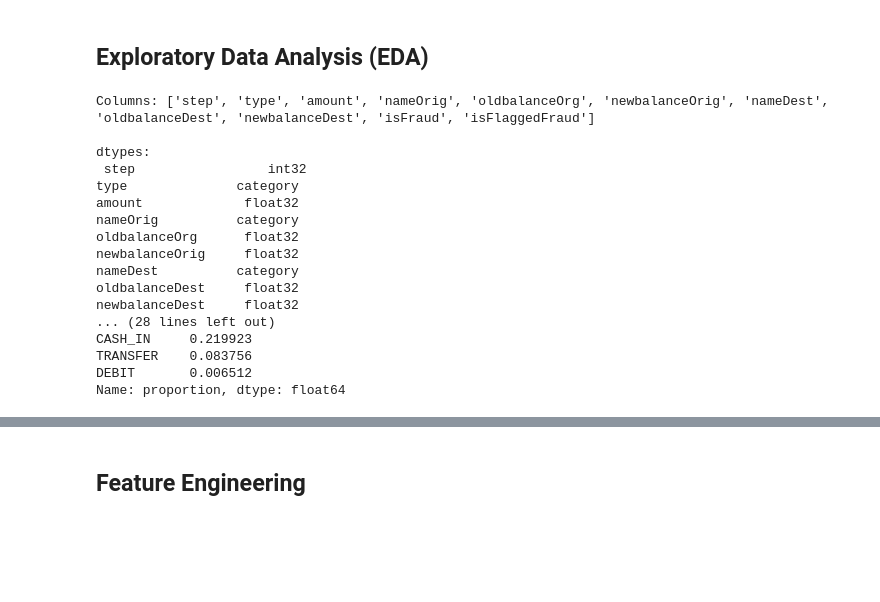
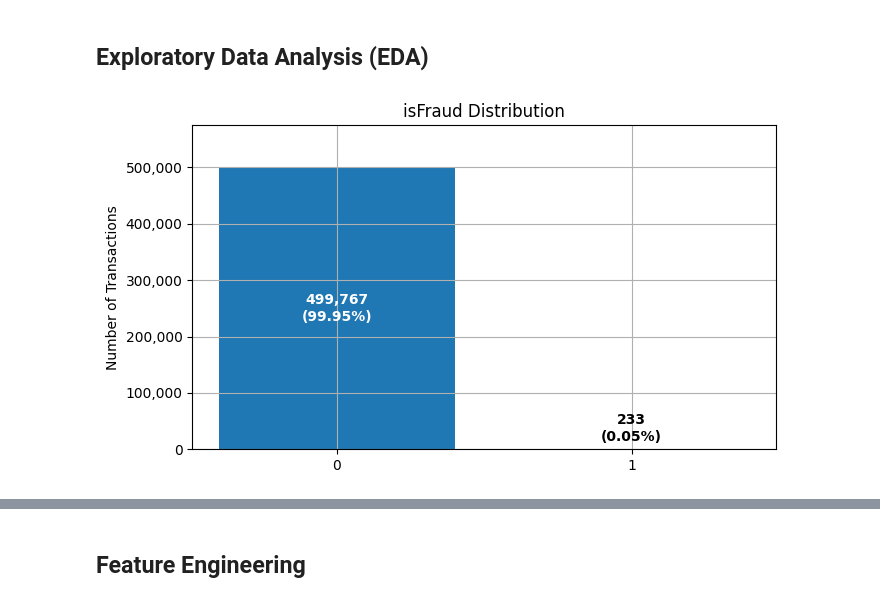
Before and after one commit to SasankaDidula/fraud-detection-ml-assignment, a Jupyter notebook: Fraud_Detection_Assignment.ipynb, the cells around one changed output, grey strips where cells are left out. Saved outputs shown, nothing was run; the diff lists cells and outputs as text; code cells hidden in the pictures; blank space fills up the shorter version.

```diff
--- a/Fraud_Detection_Assignment.ipynb
+++ b/Fraud_Detection_Assignment.ipynb
@@ -109,27 +260,42 @@ df.head()
 # %% [markdown]
 ## Exploratory Data Analysis (EDA)
 # %%
+# Counts & percentages (lock order to 0,1 if present)
+counts = df['isFraud'].value_counts().sort_index()
+percentages = (counts / counts.sum()) * 100
 
-print("Columns:", df.columns.tolist())
-print("\ndtypes:\n", df.dtypes)
-print("\nNull counts:\n", df.isna().sum())
-print("\nClass distribution (isFraud):\n", df['isFraud'].value_counts(normalize=True))
-print("\nTransaction type distribution:\n", df['type'].value_counts(normalize=True))
+fig, ax = plt.subplots(figsize=(7, 4))
+bars = ax.bar(range(len(counts)), counts.values)  # default colors are fine/legible
+
+ax.set_title("isFraud Distribution")
+ax.set_ylabel("Number of Transactions")
+ax.set_xticks(range(len(counts)))
+ax.set_xticklabels([str(c) for c in counts.index])
+
+# y-axis with thousands separator
+ax.yaxis.set_major_formatter(FuncFormatter(lambda x, pos: f"{int(x):,}"))
+
+# Annotate: inside for majority, above for tiny bars; auto pad ylim if needed
+max_count = counts.max()
+placed_above = False
+
+for i, (bar, count, pct) in enumerate(zip(bars, counts.values, percentages.values)):
+    label = f"{count:,}\n({pct:.2f}%)"
+    x = bar.get_x() + bar.get_width() / 2
+
+    if pct > 1.0 and count > 0:  # majority → place inside with contrast
+        ax.text(x, count * 0.5, label, ha='center', va='center',
+                fontsize=10, color='white', fontweight='bold')
+    else:  # minority → place slightly above the bar
+        ax.text(x, count + max_count * 0.02, label, ha='center', va='bottom',
+                fontsize=10, color='black', fontweight='bold')
+        placed_above = True
+
+# give headroom if we placed any label above bars
+if placed_above:
+    ax.set_ylim(0, max_count * 1.15)
+
+plt.tight_layout()
+plt.show()
 # %% [output]
-Columns: ['step', 'type', 'amount', 'nameOrig', 'oldbalanceOrg', 'newbalanceOrig', 'nameDest', 'oldbalanceDest', 'newbalanceDest', 'isFraud', 'isFlaggedFraud']
-
-dtypes:
- step                 int32
-type              category
-amount             float32
-nameOrig          category
-oldbalanceOrg      float32
-newbalanceOrig     float32
-nameDest          category
-oldbalanceDest     float32
-newbalanceDest     float32
-... (28 lines left out)
-CASH_IN     0.219923
-TRANSFER    0.083756
-DEBIT       0.006512
-Name: proportion, dtype: float64
+[figure, added]
```
Also changed, not shown: parts of 49 cells of this notebook, 1 other file.
